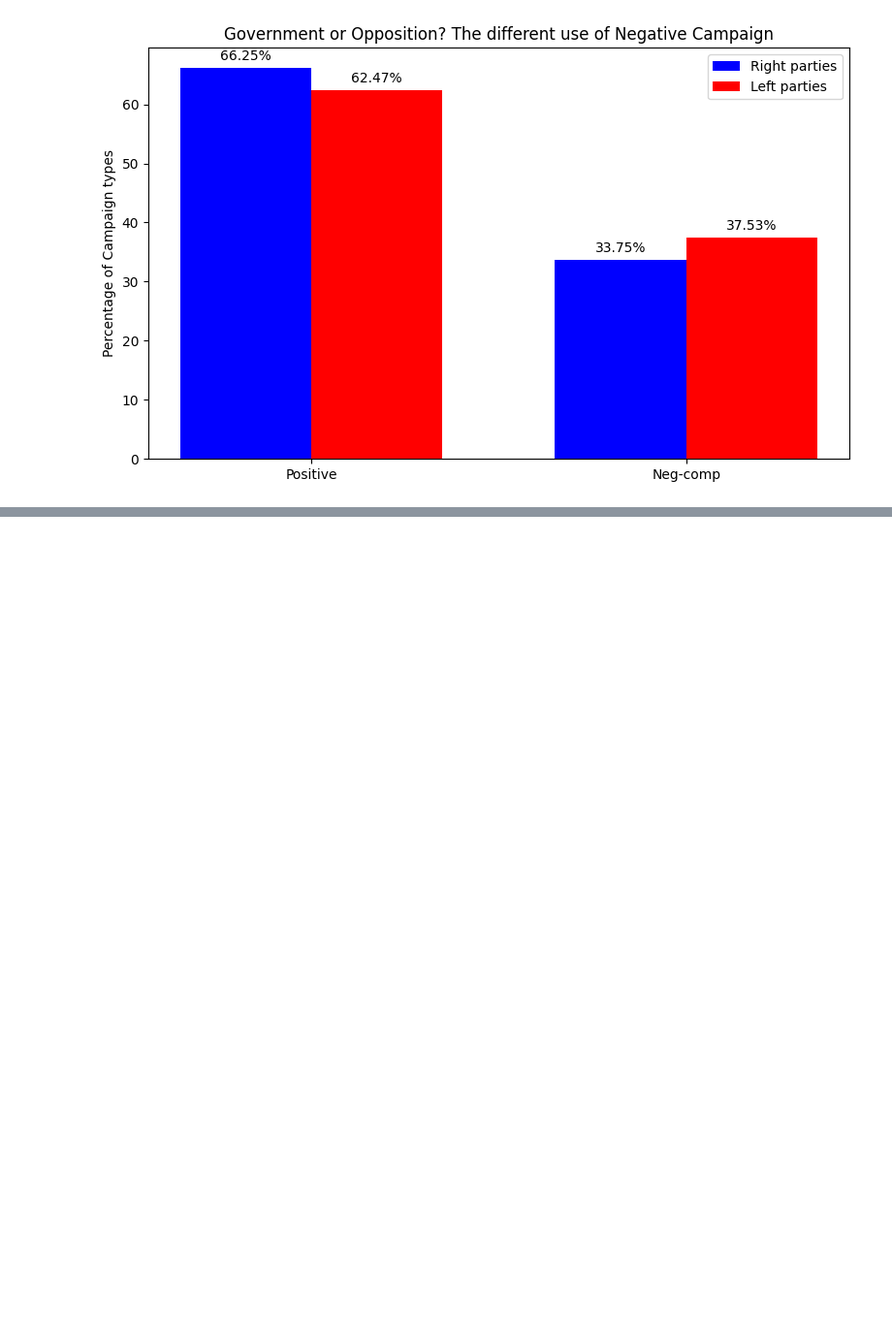
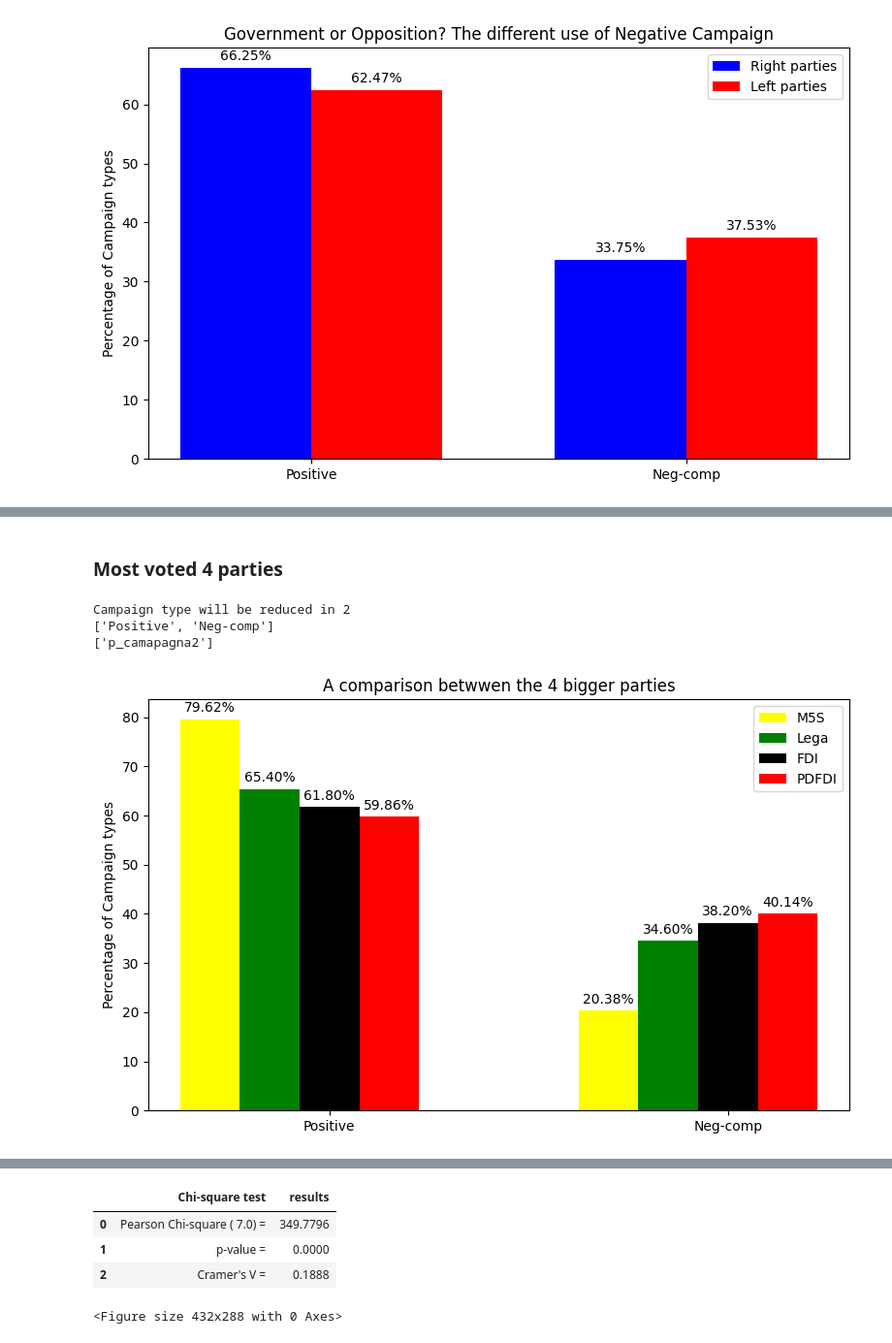
Before and after one commit to SalvatoreRomano1/thesis, a Jupyter notebook: analysis_python/Statistical_Analysis.ipynb, the cells around one changed output, grey strips where cells are left out. Shown at 97% size. Drawn from its saved outputs; the diff is of its cells as text; code cells hidden in the pictures; blank space fills up the shorter version.

```diff
--- a/analysis_python/Statistical_Analysis.ipynb
+++ b/analysis_python/Statistical_Analysis.ipynb
@@ -97,7 +102,7 @@ def changeReduction ():
     CampaignReduction= float(x)
     global newindex
     global p_campagnaVar
-    if CampaignReduction==0:
+    if CampaignReduction==4:
         newindex=[ 'Positive', 'Neutral', 'Comparative', 'Negative']
         p_campagnaVar=['p_campagna']
         print (newindex)
@@ -113,7 +118,7 @@ def changeReduction ():
         print (newindex)
         print (p_campagnaVar)
     else:
-        print("Wrong campaign reduction, try using 0 OR 2 OR 3")
+        print("Wrong campaign reduction, try using 2 OR 3 OR 4")
         print (newindex)
         print (p_campagnaVar)
 
@@ -123,7 +128,7 @@ def changeReduction2 ():
     CampaignReduction= float(x)
     global newindex
     global p_campagnaVar
-    if CampaignReduction==0:
+    if CampaignReduction==4:
         newindex=[ 'Positive', 'Neutral', 'Comparative', 'Negative']
         p_campagnaVar='p_campagna'
         print (newindex)
@@ -139,7 +144,7 @@ def changeReduction2 ():
         print (newindex)
         print (p_campagnaVar)
     else:
-        print("Wrong campaign reduction, try using 0 OR 2 OR 3")
+        print("Wrong campaign reduction, try using 2 OR 3 OR 4")
         print (newindex)
         print (p_campagnaVar)
 # %% [markdown]
@@ -3863,0 +499,63 @@ print('slope:', lm.coef_)
+# %% [markdown]
+### Most voted 4 parties
+# %%
+# The parities and thier use of political campaigns. Among the 4 parties who produced the biggest ammount of online political campaign (Lega, PD, M5S, FDI),
+# M5S and Lega (who were at the government during european elections) have done much more positive campaign than oters parties, and less negative one.
+# Comparative post are almost equal among PD,Lega adn FDI, confirming again that this type of campaign is more or less equally used among parties and political sides.Just the M5S, who have done much more positive campaign than all the others, have less comparative campaign.
+
+changeReduction()
+
+# create the new DB
+a = postDB.loc[postDB['p_PARTITO'] == 'M5S'].groupby(p_campagnaVar).count().reindex(newindex)
+a = a.Count.transform(lambda x: x/x.sum()*100)
+
+b= postDB.loc[postDB['p_PARTITO'] == 'Lega'].groupby(p_campagnaVar).count().reindex(newindex)
+b = b.Count.transform(lambda x: x/x.sum()*100)
+
+c= postDB.loc[postDB['p_PARTITO'] == 'FDI'].groupby(p_campagnaVar).count().reindex(newindex)
+c = c.Count.transform(lambda x: x/x.sum()*100)
+
+d= postDB.loc[postDB['p_PARTITO'] == 'PD'].groupby(p_campagnaVar).count().reindex(newindex)
+d = d.Count.transform(lambda x: x/x.sum()*100)
+
+# create a figure
+fig, ax = plt.subplots(figsize=(8,5), dpi=100)
+labels = b.index
+
+# add legend
+x = np.arange(len(labels))
+width = 0.15  # the width of the bars
+rects1 = ax.bar(x - 2*width, a, width, label='M5S', color='yellow',)
+rects2 = ax.bar(x - width, b, width, label='Lega', color='green', )
+rects3 = ax.bar(x , c, width, label='FDI', color='black',)
+rects4 = ax.bar(x + width, d, width, label='PDFDI', color='r', )
+
+autolabel_barPC(rects1), autolabel_barPC(rects2), autolabel_barPC(rects3), autolabel_barPC(rects4)
+
+# add labels
+ax.set_ylabel('Percentage of Campaign types')
+ax.set_title('A comparison betwwen the 4 bigger parties')
+ax.set_xticks(x)
+ax.set_xticklabels(labels)
+ax.legend()
+
+# plot
+fig.tight_layout()
+#plt.savefig('images/governo.png', dpi=300)
+plt.show()
+
+
+# test chisquare
+changeReduction2()
+crosstab, test_results, expected = rp.crosstab(postDB [p_campagnaVar], postDB["p_PARTITO"],
+                                               test= "chi-square",
+                                               expected_freqs= True,
+                                               prop= "cell")
+#plt.savefig('images/crosstab.png')
+print (crosstab)
+test_results
+# %% [output]
+Campaign type will be reduced in 2
+['Positive', 'Neg-comp']
+['p_camapagna2']
+[figure, added]
@@ -3863,0 +578,5 @@ print('slope:', lm.coef_)
+|  | Chi-square test | results |
+| 0 | Pearson Chi-square ( 7.0) = | 349.7796 |
+| 1 | p-value = | 0.0000 |
+| 2 | Cramer's V = | 0.1888 |
+<Figure size 432x288 with 0 Axes>
```
Also changed, not shown: parts of 28 cells of this notebook, 1 other file.
